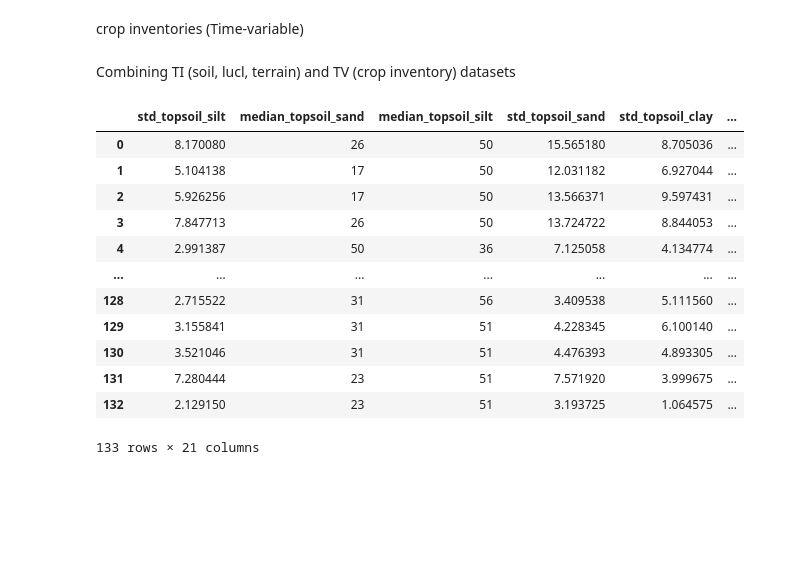
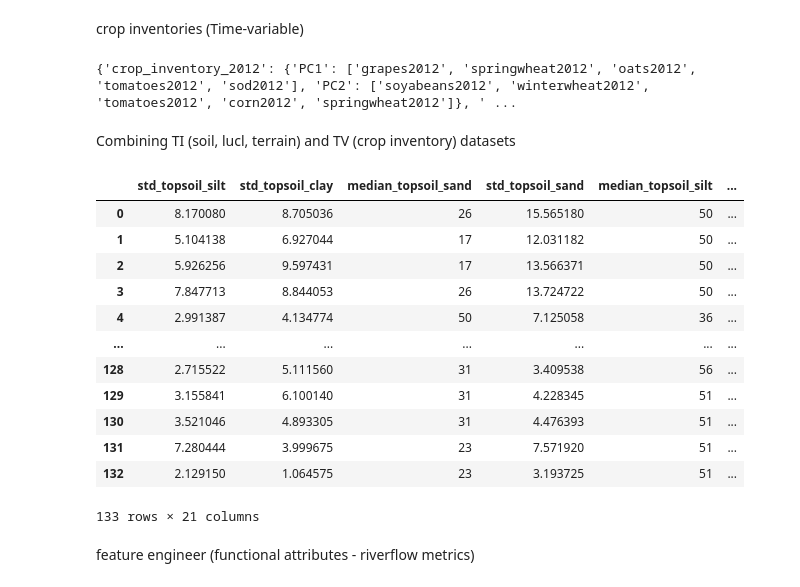
Before and after one commit to Steven-Mugisha/watershed_classification, a Jupyter notebook: src/pca_analysis.ipynb, the cells around one changed output. Saved outputs shown, nothing was run; the diff lists cells and outputs as text; code cells hidden in the pictures; blank space fills up the shorter version.

```diff
--- a/src/pca_analysis.ipynb
+++ b/src/pca_analysis.ipynb
@@ -15,8 +15,8 @@ pca = PCA_Analysis()
 structural attributes (Time-invariant)
 # %%
 def structural_pca() -> dict:
-    struct_path = os.path.join(directory, "structural_attributes", "140_TI_variables")
-    stations_list = pd.read_csv(os.path.join(directory, "structural_attributes", "stations_list.csv")).stations.tolist()
+    struct_path = os.path.join(directory, "data","raw_datasets", "structural_attributes", "140_TI_variables")
+    stations_list = pd.read_csv(os.path.join(directory,  "data","raw_datasets", "structural_attributes", "stations_list.csv")).stations.tolist()
 
 
     struct_files = os.listdir(struct_path)
@@ -49,3 +49,5 @@ def structural_pca() -> dict:
     # return  pd.concat(all_top_load_dfs, axis = 1)
     # out_put_df.to_csv(os.path.join(directory, "pca_results", "TI_top_attributes.csv"), index=False)
     return all_top_attr
+
+structural_pca()
@@ -53,7 +73,8 @@ def structural_pca() -> dict:
 crop inventories (Time-variable)
 # %%
 def crop_pca() -> dict:
-    crops_path = os.path.join(directory, "structural_attributes", "crop_inventories")
+    crops_path = os.path.join(directory, "data", "raw_datasets", "structural_attributes", "crop_inventories")
+
     crop_inventories_files = glob.glob(f"{crops_path}/*.csv")
 
     all_crop_top_load_dfs, all_top_attr  = [], {}
@@ -77,17 +98,22 @@ def crop_pca() -> dict:
         top_load_df = pd.DataFrame(renamed_top_attr)
         all_crop_top_load_dfs.append(top_load_df)
 
-    crop_out_put_df = pd.concat(all_crop_top_load_dfs, axis = 1)
-    crop_out_put_df = crop_out_put_df.reindex(sorted(crop_out_put_df.columns), axis=1)
+    # crop_out_put_df = pd.concat(all_crop_top_load_dfs, axis = 1)
+    # crop_out_put_df = crop_out_put_df.reindex(sorted(crop_out_put_df.columns), axis=1)
     # crop_out_put_df.to_csv(os.path.join(directory, "pca_results", "crop_top_attributes.csv"), index=False)
+
     return all_top_attr
+
+print(crop_pca())
+# %% [output]
+{'crop_inventory_2012': {'PC1': ['grapes2012', 'springwheat2012', 'oats2012', 'tomatoes2012', 'sod2012'], 'PC2': ['soyabeans2012', 'winterwheat2012', 'tomatoes2012', 'corn2012', 'springwheat2012']}, ' ...
 # %% [markdown]
 Combining TI (soil, lucl, terrain) and TV (crop inventory) datasets
 # %%
 # selecting top attributes from computed pca
-def select_top_attr(all_top_attr, attr_type) -> list:
+def select_top_attr(all_top_attr, attribute) -> list:
     selected_attr = []
-    top_attr = all_top_attr[attr_type]
+    top_attr = all_top_attr[attribute]
     attrs_list = list(top_attr.values())
 
     for i in range(4):
@@ -102,8 +128,8 @@ def generate_struct_df() -> pd.DataFrame:
     struct_pca = structural_pca()
     for key in struct_pca.keys():
         attributes = select_top_attr(struct_pca, key)
-        path = os.path.join(directory, "structural_attributes", "140_TI_variables", f"leb_{key}.csv")
-        stations_list = pd.read_csv(os.path.join(directory, "structural_attributes", "stations_list.csv")).stations.tolist()
+        path = os.path.join(directory, "data", "raw_datasets", "structural_attributes", "140_TI_variables", f"leb_{key}.csv")
+        stations_list = pd.read_csv(os.path.join(directory,  "data","raw_datasets", "structural_attributes", "stations_list.csv")).stations.tolist()
         # input_struct_data = input_struct_data[input_struct_data["station_id"].isin(stations_list)]
 
         att_file = pd.read_csv(path)
@@ -115,33 +141,35 @@ def generate_struct_df() -> pd.DataFrame:
 # %%
 # Generate crop + struct attributes combined dataset.
 def generate_struct_crop_df(year:int) -> pd.DataFrame:
     crops_pca = crop_pca()
 
     for key in crops_pca.keys():
         if year == int(key.split("_")[-1]):
             attributes = select_top_attr(crops_pca, key)
-            path = os.path.join(directory, "structural_attributes", "crop_inventories", f"{key}.csv")
-            att_file = pd.read_csv(path)
-            att_file = att_file[attributes]
-            output_df = pd.concat([generate_struct_df(), att_file], axis=1)
+            path = os.path.join(directory, "data", "raw_datasets", "structural_attributes", "crop_inventories", f"{key}.csv")
+            attr_file = pd.read_csv(path)
+            attr_file = attr_file[attributes]
+            output_df = pd.concat([generate_struct_df(), attr_file], axis=1)
         else:
             pass
 
     return output_df
 
 generate_struct_crop_df(2011)
 # %% [output]
-|  | std_topsoil_silt | median_topsoil_sand | median_topsoil_silt | std_topsoil_sand | std_topsoil_clay | ... |
-| 0 | 8.170080 | 26 | 50 | 15.565180 | 8.705036 | ... |
-| 1 | 5.104138 | 17 | 50 | 12.031182 | 6.927044 | ... |
-| 2 | 5.926256 | 17 | 50 | 13.566371 | 9.597431 | ... |
-| 3 | 7.847713 | 26 | 50 | 13.724722 | 8.844053 | ... |
-| 4 | 2.991387 | 50 | 36 | 7.125058 | 4.134774 | ... |
+|  | std_topsoil_silt | std_topsoil_clay | median_topsoil_sand | std_topsoil_sand | median_topsoil_silt | ... |
+| 0 | 8.170080 | 8.705036 | 26 | 15.565180 | 50 | ... |
+| 1 | 5.104138 | 6.927044 | 17 | 12.031182 | 50 | ... |
+| 2 | 5.926256 | 9.597431 | 17 | 13.566371 | 50 | ... |
+| 3 | 7.847713 | 8.844053 | 26 | 13.724722 | 50 | ... |
+| 4 | 2.991387 | 4.134774 | 50 | 7.125058 | 36 | ... |
 | ... | ... | ... | ... | ... | ... | ... |
-| 128 | 2.715522 | 31 | 56 | 3.409538 | 5.111560 | ... |
-| 129 | 3.155841 | 31 | 51 | 4.228345 | 6.100140 | ... |
-| 130 | 3.521046 | 31 | 51 | 4.476393 | 4.893305 | ... |
-| 131 | 7.280444 | 23 | 51 | 7.571920 | 3.999675 | ... |
-| 132 | 2.129150 | 23 | 51 | 3.193725 | 1.064575 | ... |
+| 128 | 2.715522 | 5.111560 | 31 | 3.409538 | 56 | ... |
+| 129 | 3.155841 | 6.100140 | 31 | 4.228345 | 51 | ... |
+| 130 | 3.521046 | 4.893305 | 31 | 4.476393 | 51 | ... |
+| 131 | 7.280444 | 3.999675 | 23 | 7.571920 | 51 | ... |
+| 132 | 2.129150 | 1.064575 | 23 | 3.193725 | 51 | ... |
 133 rows × 21 columns
+# %% [markdown]
+feature engineer (functional attributes - riverflow metrics)
 # %%
```
Also changed, not shown: parts of 11 cells of this notebook.
